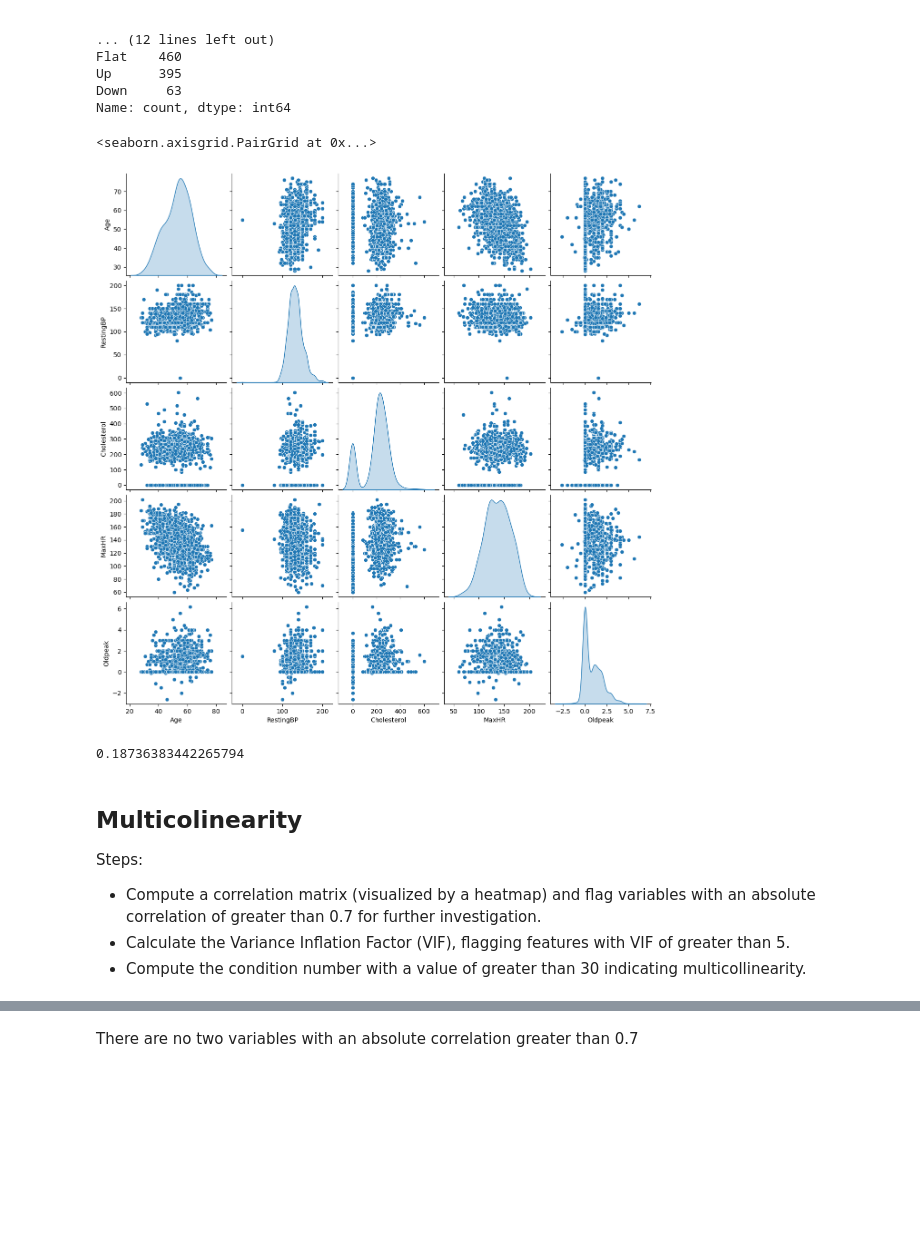
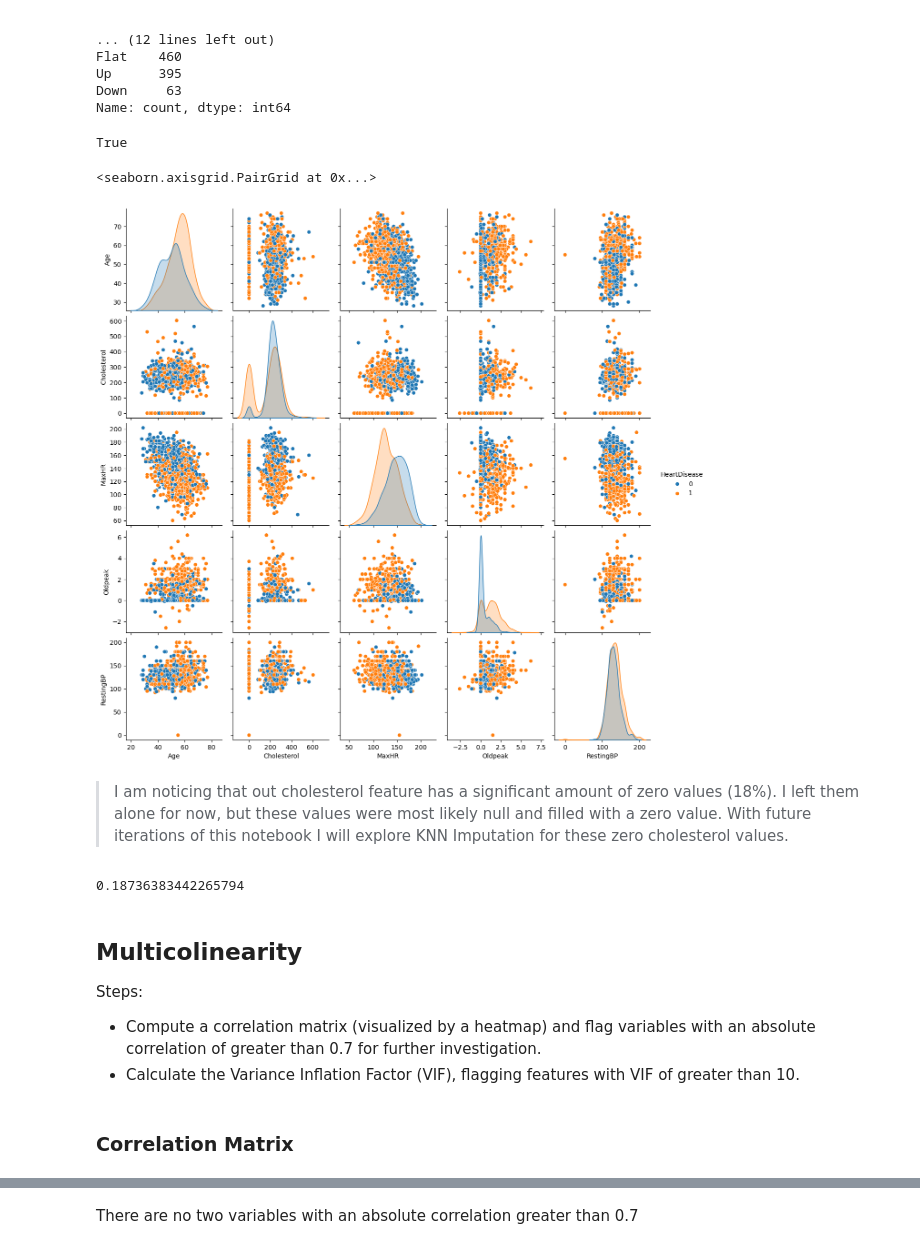
Before and after one commit to DevJGraham/Heart_Disease_Prediction, a Jupyter notebook: heart_disease_prediction.ipynb, the cells around one changed output, grey strips where cells are left out. Saved outputs shown, nothing was run; the diff lists cells and outputs as text; code cells hidden in the pictures; blank space fills up the shorter version.

Commit message:
Refine Data Exploration Analysis, clean up comments and headings, train two additional models, and update README.

```diff
--- a/heart_disease_prediction.ipynb
+++ b/heart_disease_prediction.ipynb
@@ -124,9 +127,37 @@ Flat    460
 Up      395
 Down     63
 Name: count, dtype: int64
+# %%
+# Storing Categorical and Continuous Variables in lists to be referenced throughout the notebook
+cat_vars = [
+    'Sex',
+    'ChestPainType',
+    'RestingECG',
+    'ExerciseAngina',
+    'ST_Slope',
+    'FastingBS' # Binary Variable (see 'About the Data' above)
+]
+
+num_vars = [
+    'Age',
+    'Cholesterol',
+    'MaxHR',
+    'Oldpeak',
+    'RestingBP'
+]
+# %%
+# Double checking that our categorical variables and numerical variables list covers all variables from our dataset
+len(df.drop('HeartDisease', axis=1).columns)==len(cat_vars+num_vars)
+# %% [output]
+True
 # %%
-sns.pairplot(df.drop(['HeartDisease', 'FastingBS'], axis=1), diag_kind='kde')
+# Pairwise scatter plot that visualizes relationships between numerical variables in a dataset.
+# It plots each variable on both the x and y axes against every other variable, helping to identify trends, correlations, and distributions.
+# The diagonal plots represent the univariate distribution of each variable, in this case, shown as a Kernel Density Estimation (KDE) plot.
+sns.pairplot(data=df, x_vars=num_vars, y_vars=num_vars, diag_kind='kde', hue='HeartDisease')
 # %% [output]
 <seaborn.axisgrid.PairGrid at 0x...>
-[figure, old version]
+[figure, new version]
+# %% [markdown]
+> I am noticing that out cholesterol feature has a significant amount of zero values (18%). I left them alone for now, but these values were most likely null and filled with a zero value. With future iterations of this notebook I will explore KNN Imputation for these zero cholesterol values.
 # %%
@@ -138,7 +169,8 @@ len(df[df['Cholesterol']==0])/len(df)
 ## Multicolinearity
 Steps:
 - Compute a correlation matrix (visualized by a heatmap) and flag variables with an absolute correlation of greater than 0.7 for further investigation.
-- Calculate the Variance Inflation Factor (VIF), flagging features with VIF of greater than 5.
-- Compute the condition number with a value of greater than 30 indicating multicollinearity.
+- Calculate the Variance Inflation Factor (VIF), flagging features with VIF of greater than 10.
+# %% [markdown]
+### Correlation Matrix
 # %%
 plt.figure(figsize=(12,8))
```
Also changed, not shown: parts of 152 cells of this notebook, 2 other files.
